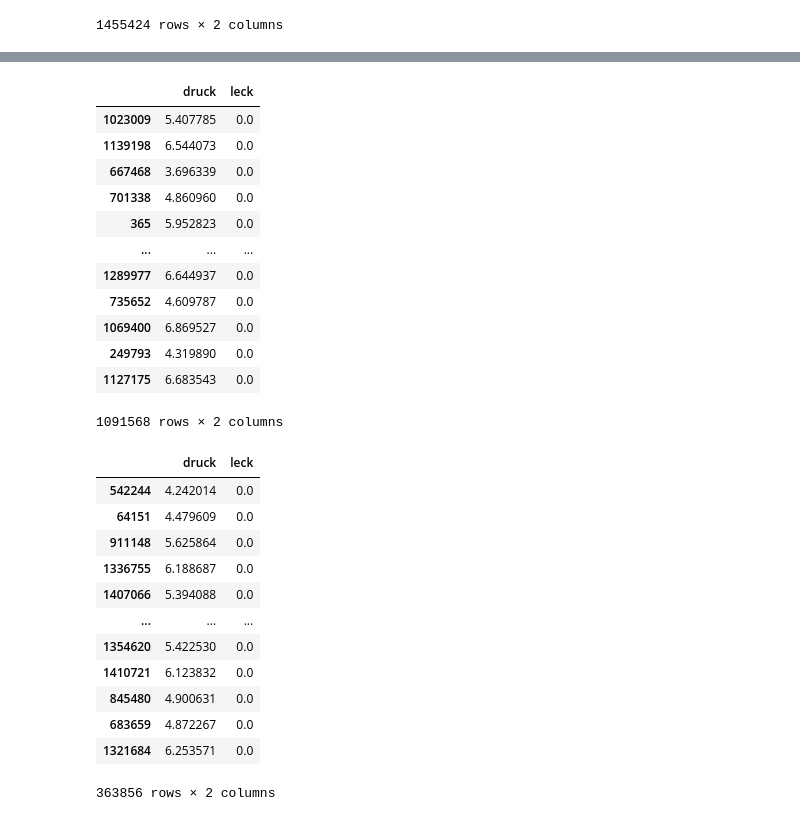
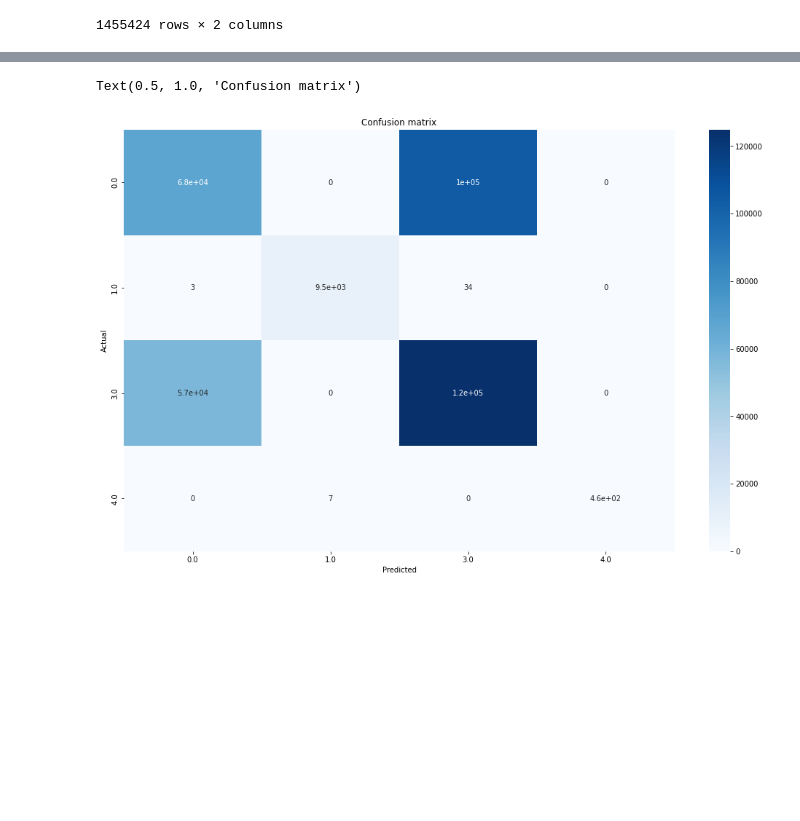
Before and after one commit to juliansaar/Innoprojekt, a Jupyter notebook: Dichte_Klassifizierung.ipynb, the cells around one changed output, grey strips where cells are left out. Cells and saved outputs as stored; diff of their text form; code cells hidden in the pictures; blank space fills up the shorter version.

```diff
--- a/Dichte_Klassifizierung.ipynb
+++ b/Dichte_Klassifizierung.ipynb
@@ -59,3 +59,14 @@ X
 | 1455422 | 6.055028 | 0.0 |
 | 1455423 | 6.846121 | 0.0 |
 1455424 rows × 2 columns
+# %%
+from sklearn.linear_model import LogisticRegression
+from sklearn.model_selection import train_test_split
+from sklearn.pipeline import make_pipeline
+from sklearn.preprocessing import StandardScaler
+
+X_train, X_test, y_train, y_test = train_test_split(X, y, random_state=42)
+pipe = make_pipeline(StandardScaler(), LogisticRegression(max_iter=200))
+pipe.fit(X_train, y_train)  # apply scaling on training data
+
+pipe.score(X_test, y_test)  # apply scaling on testing data, without leaking training data.
@@ -69,13 +82,7 @@ from tslearn.svm import TimeSeriesSVC
 scaler = StandardScaler()
 X_scaled = scaler.fit_transform(X)
 
-X_train, X_test, y_train, y_test = train_test_split(X, y, train_size=0.75)
-
-#clf = TimeSeriesSVC(kernel="gak", gamma=.1)
-#clf.fit(X_train, y_train)
-
-#lr = LogisticRegression()
-#lr.fit(X_train_scaled, X_test_scaled)
+X_train, X_test, y_train, y_test = train_test_split(X_scaled, y, train_size=0.75)
 
 knn = KNeighborsClassifier()
 knn.fit(X_train, y_train)
@@ -96,32 +93,20 @@ print(len(y_test))
-# %%
-X_train
-# %% [output]
-|  | druck | leck |
-| 1023009 | 5.407785 | 0.0 |
-| 1139198 | 6.544073 | 0.0 |
-| 667468 | 3.696339 | 0.0 |
-| 701338 | 4.860960 | 0.0 |
-| 365 | 5.952823 | 0.0 |
-| ... | ... | ... |
-| 1289977 | 6.644937 | 0.0 |
-| 735652 | 4.609787 | 0.0 |
-| 1069400 | 6.869527 | 0.0 |
-| 249793 | 4.319890 | 0.0 |
-| 1127175 | 6.683543 | 0.0 |
-1091568 rows × 2 columns
-# %%
-y_train
-# %% [output]
-|  | druck | leck |
-| 542244 | 4.242014 | 0.0 |
-| 64151 | 4.479609 | 0.0 |
-| 911148 | 5.625864 | 0.0 |
-| 1336755 | 6.188687 | 0.0 |
-| 1407066 | 5.394088 | 0.0 |
-| ... | ... | ... |
-| 1354620 | 5.422530 | 0.0 |
-| 1410721 | 6.123832 | 0.0 |
-| 845480 | 4.900631 | 0.0 |
-| 683659 | 4.872267 | 0.0 |
-| 1321684 | 6.253571 | 0.0 |
-363856 rows × 2 columns
+# %%
+from sklearn.metrics import confusion_matrix
+
+conf_df = df['status'].drop_duplicates().sort_values()
+pipe_pred = pipe.predict(X_test)
+conf_matrix = confusion_matrix(y_test, pipe_pred)
+plt.figure(figsize=(16, 12))
+plt.subplots_adjust(left=0.180, bottom=0.280, right=1.0, top=0.950)
+sns.heatmap(conf_matrix,
+            annot=True,
+            xticklabels=conf_df,
+            yticklabels=conf_df,
+            cmap="Blues")
+plt.xlabel('Predicted')
+plt.ylabel('Actual')
+#plt.xticks(rotation=45, ha='right', rotation_mode="anchor")
+plt.title('Confusion matrix')
+# %% [output]
+Text(0.5, 1.0, 'Confusion matrix')
+[figure, added]
```
Also changed, not shown: parts of 12 cells of this notebook.
